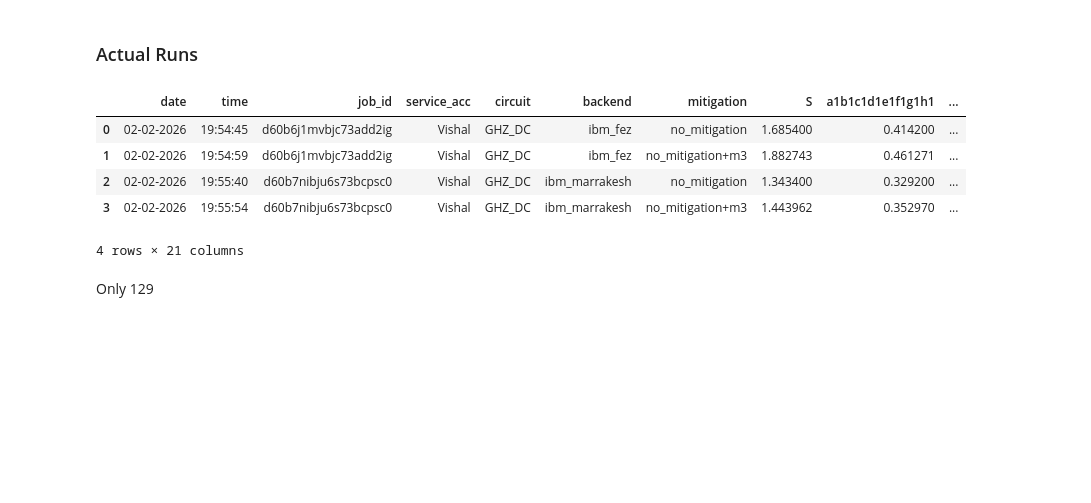
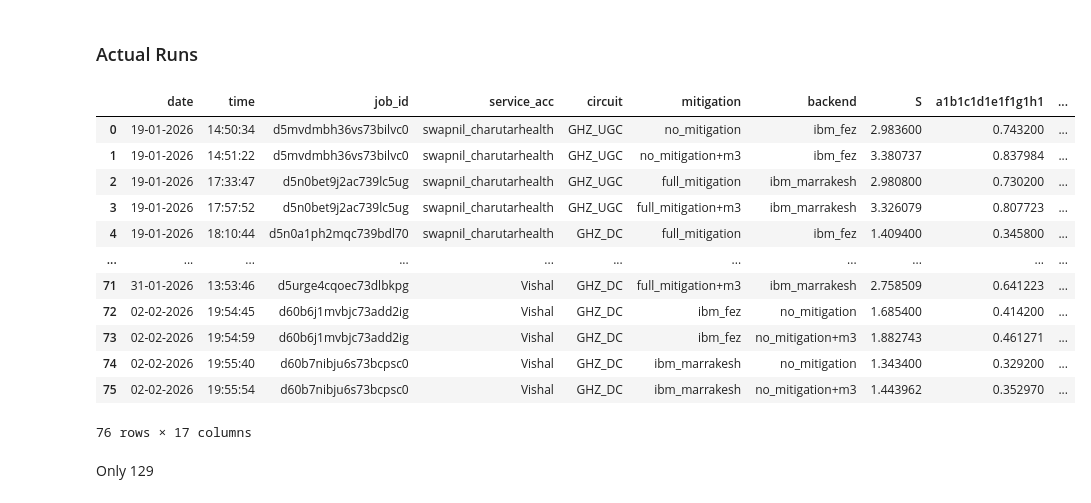
Before and after one commit to Shreyansh9878/8-Qubit-Bell-Inequality, a Jupyter notebook: 8Qubit_GHZ.ipynb, the cells around one changed output. Cells and saved outputs as stored; diff of their text form; code cells hidden in the pictures; blank space fills up the shorter version.

Commit message:
run_data

```diff
--- a/8Qubit_GHZ.ipynb
+++ b/8Qubit_GHZ.ipynb
@@ -1719,13 +1719,20 @@ Store Data
 # %% [markdown]
 ### Actual Runs
 # %%
-run_data = pd.read_csv(r"results\Run_data_new.csv")
+run_data = pd.read_csv(r"results\Run_data.csv")
 display(run_data)
 # %% [output]
-|  | date | time | job_id | service_acc | circuit | backend | mitigation | S | a1b1c1d1e1f1g1h1 | ... |
-| 0 | 02-02-2026 | 19:54:45 | d60b6j1mvbjc73add2ig | Vishal | GHZ_DC | ibm_fez | no_mitigation | 1.685400 | 0.414200 | ... |
-| 1 | 02-02-2026 | 19:54:59 | d60b6j1mvbjc73add2ig | Vishal | GHZ_DC | ibm_fez | no_mitigation+m3 | 1.882743 | 0.461271 | ... |
-| 2 | 02-02-2026 | 19:55:40 | d60b7nibju6s73bcpsc0 | Vishal | GHZ_DC | ibm_marrakesh | no_mitigation | 1.343400 | 0.329200 | ... |
-| 3 | 02-02-2026 | 19:55:54 | d60b7nibju6s73bcpsc0 | Vishal | GHZ_DC | ibm_marrakesh | no_mitigation+m3 | 1.443962 | 0.352970 | ... |
+|  | date | time | job_id | service_acc | circuit | mitigation | backend | S | a1b1c1d1e1f1g1h1 | ... |
+| 0 | 19-01-2026 | 14:50:34 | d5mvdmbh36vs73bilvc0 | swapnil_charutarhealth | GHZ_UGC | no_mitigation | ibm_fez | 2.983600 | 0.743200 | ... |
+| 1 | 19-01-2026 | 14:51:22 | d5mvdmbh36vs73bilvc0 | swapnil_charutarhealth | GHZ_UGC | no_mitigation+m3 | ibm_fez | 3.380737 | 0.837984 | ... |
+| 2 | 19-01-2026 | 17:33:47 | d5n0bet9j2ac739lc5ug | swapnil_charutarhealth | GHZ_UGC | full_mitigation | ibm_marrakesh | 2.980800 | 0.730200 | ... |
+| 3 | 19-01-2026 | 17:57:52 | d5n0bet9j2ac739lc5ug | swapnil_charutarhealth | GHZ_UGC | full_mitigation+m3 | ibm_marrakesh | 3.326079 | 0.807723 | ... |
+| 4 | 19-01-2026 | 18:10:44 | d5n0a1ph2mqc739bdl70 | swapnil_charutarhealth | GHZ_DC | full_mitigation | ibm_fez | 1.409400 | 0.345800 | ... |
+| ... | ... | ... | ... | ... | ... | ... | ... | ... | ... | ... |
+| 71 | 31-01-2026 | 13:53:46 | d5urge4cqoec73dlbkpg | Vishal | GHZ_DC | full_mitigation+m3 | ibm_marrakesh | 2.758509 | 0.641223 | ... |
+| 72 | 02-02-2026 | 19:54:45 | d60b6j1mvbjc73add2ig | Vishal | GHZ_DC | ibm_fez | no_mitigation | 1.685400 | 0.414200 | ... |
+| 73 | 02-02-2026 | 19:54:59 | d60b6j1mvbjc73add2ig | Vishal | GHZ_DC | ibm_fez | no_mitigation+m3 | 1.882743 | 0.461271 | ... |
+| 74 | 02-02-2026 | 19:55:40 | d60b7nibju6s73bcpsc0 | Vishal | GHZ_DC | ibm_marrakesh | no_mitigation | 1.343400 | 0.329200 | ... |
+| 75 | 02-02-2026 | 19:55:54 | d60b7nibju6s73bcpsc0 | Vishal | GHZ_DC | ibm_marrakesh | no_mitigation+m3 | 1.443962 | 0.352970 | ... |
-4 rows × 21 columns
+76 rows × 17 columns
 # %%
```
Also changed, not shown: parts of 7 cells of this notebook, 6 other files.
